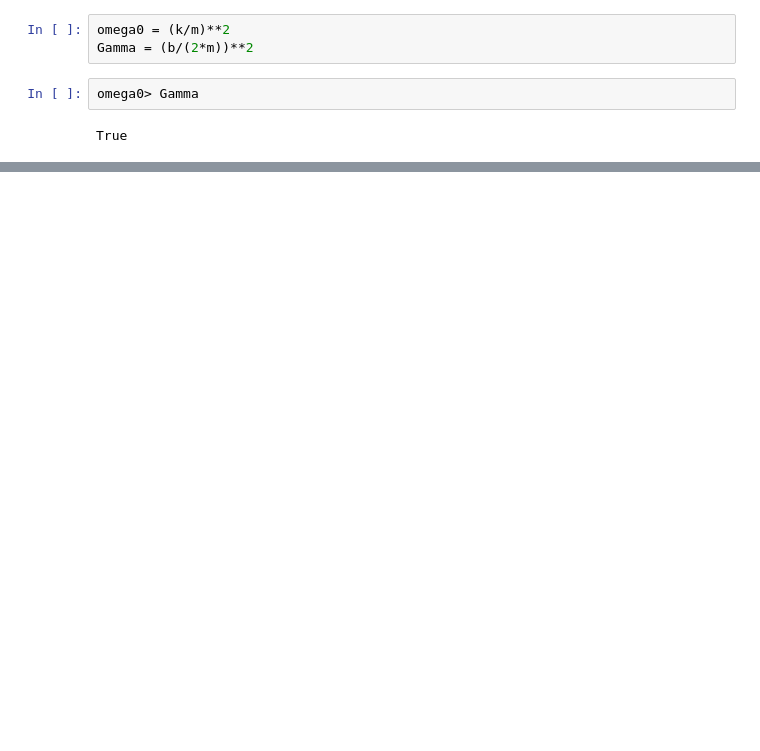
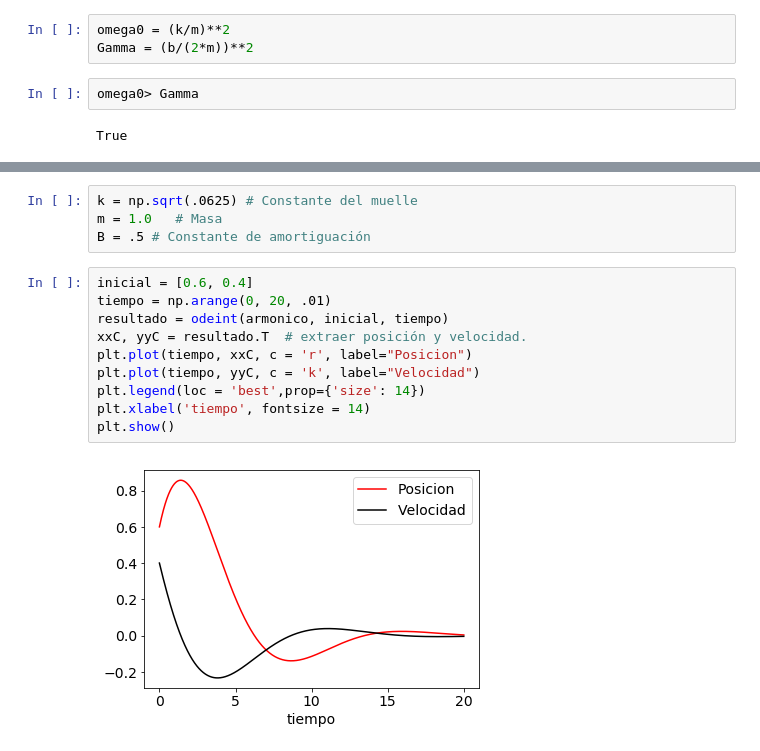
Before and after one commit to ramirezdiana/SimulacionMatematica2017, a Jupyter notebook: Clase5_OsciladorAmortiguado.ipynb, the cells around one changed output, grey strips where cells are left out. Saved outputs shown, nothing was run; the diff lists cells and outputs as text; blank space fills up the shorter version.

```diff
--- a/Clase5_OsciladorAmortiguado.ipynb
+++ b/Clase5_OsciladorAmortiguado.ipynb
@@ -63,0 +91,16 @@ True
+# %%
+k = np.sqrt(.0625) # Constante del muelle
+m = 1.0   # Masa
+B = .5 # Constante de amortiguación
+# %%
+inicial = [0.6, 0.4]
+tiempo = np.arange(0, 20, .01)
+resultado = odeint(armonico, inicial, tiempo)
+xxC, yyC = resultado.T  # extraer posición y velocidad.
+plt.plot(tiempo, xxC, c = 'r', label="Posicion")
+plt.plot(tiempo, yyC, c = 'k', label="Velocidad")
+plt.legend(loc = 'best',prop={'size': 14})
+plt.xlabel('tiempo', fontsize = 14)
+plt.show()
+# %% [output]
+[figure, added]
```
Also changed, not shown: parts of 11 cells of this notebook.
